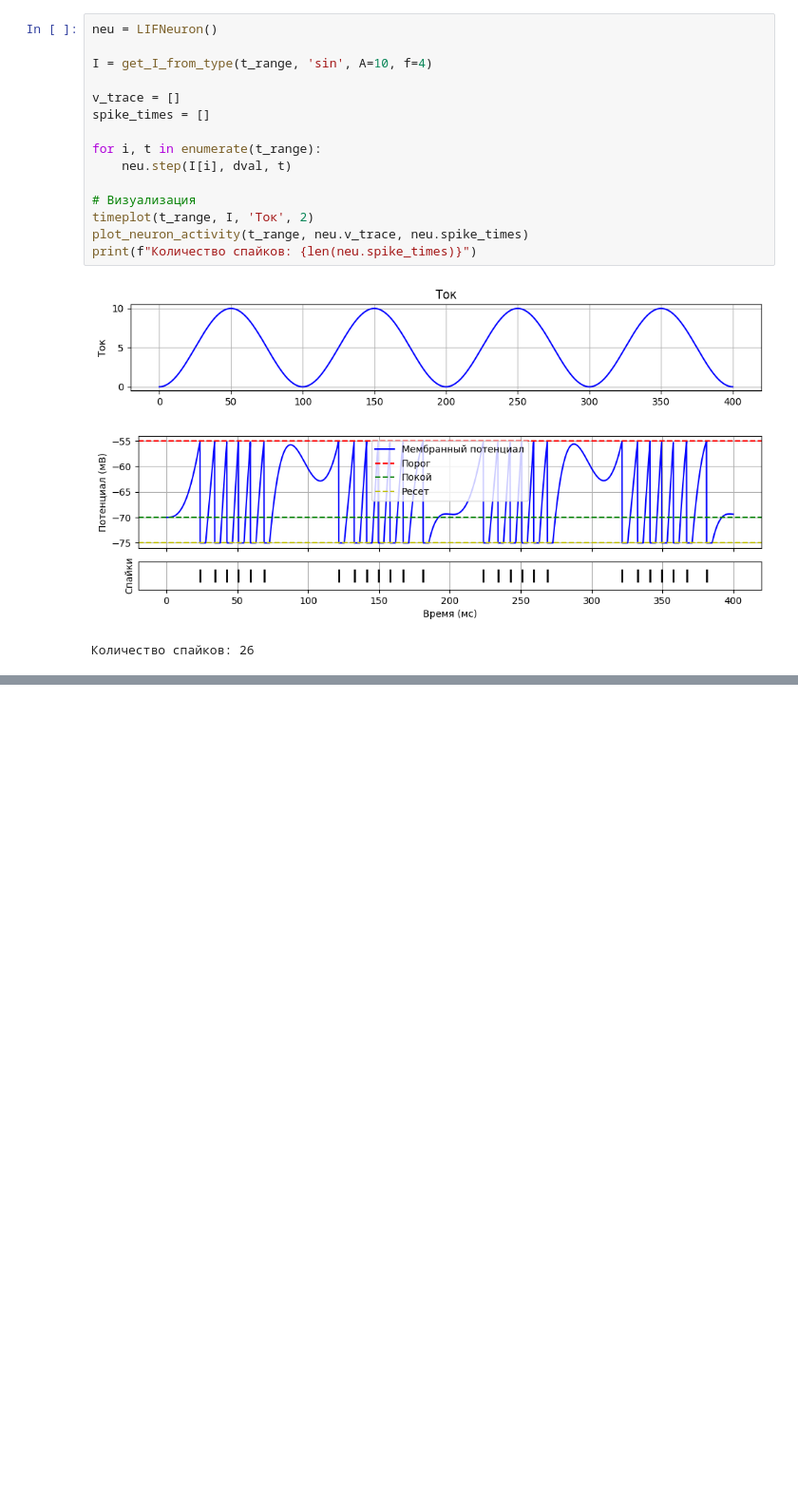
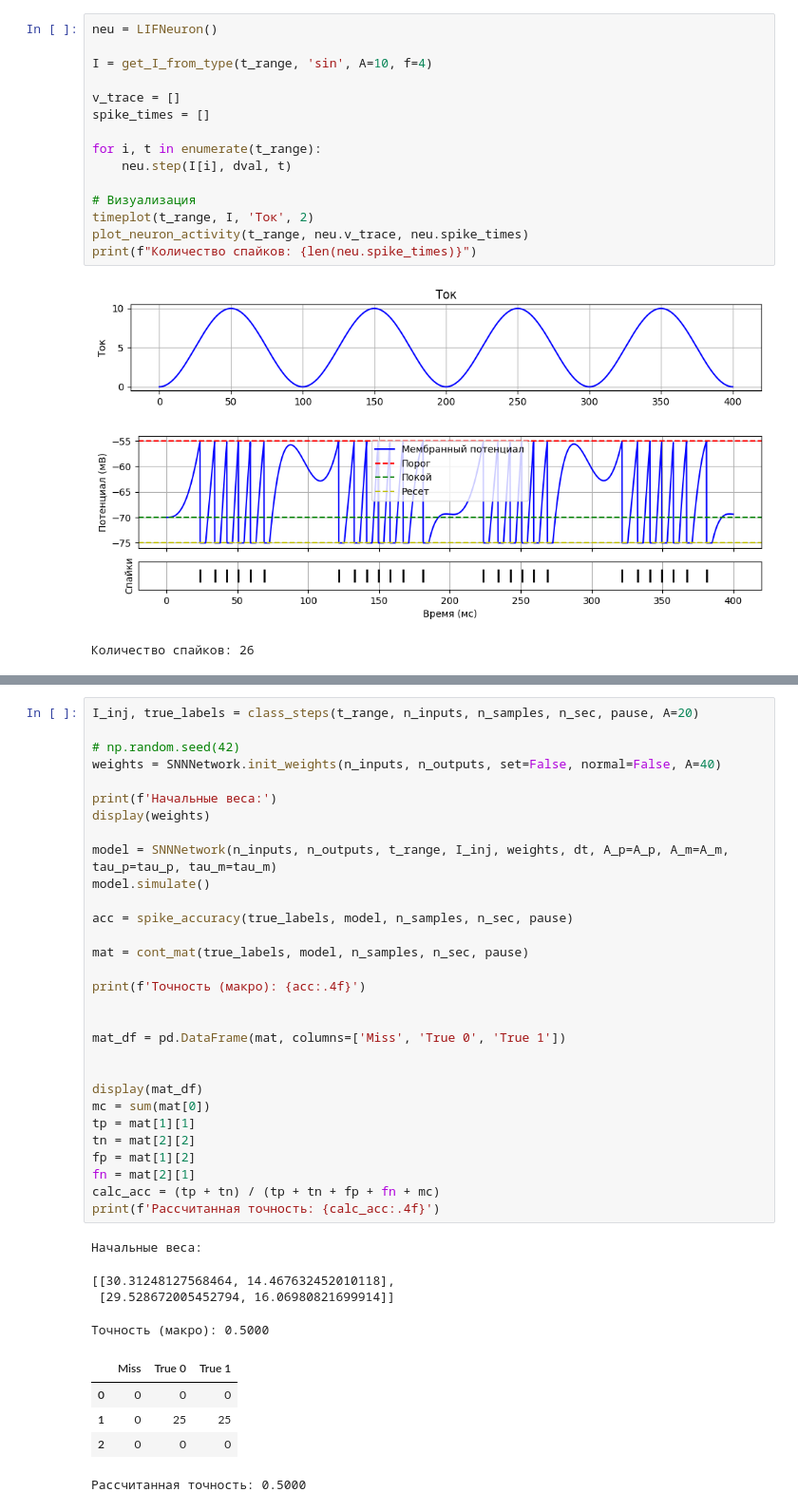
Before and after one commit to TheTangerineOwl/NN_Lab2, a Jupyter notebook: SNN.ipynb, the cells around one changed output, grey strips where cells are left out. Shown at 95% size. Drawn from its saved outputs; the diff is of its cells as text; blank space fills up the shorter version.

```diff
--- a/SNN.ipynb
+++ b/SNN.ipynb
@@ -450,0 +601,40 @@ print(f"Точность: {max(accuracy, rev_acc):.4f}")
+# %%
+I_inj, true_labels = class_steps(t_range, n_inputs, n_samples, n_sec, pause, A=20)
+
+# np.random.seed(42)
+weights = SNNNetwork.init_weights(n_inputs, n_outputs, set=False, normal=False, A=40)
+
+print(f'Начальные веса:')
+display(weights)
+
+model = SNNNetwork(n_inputs, n_outputs, t_range, I_inj, weights, dt, A_p=A_p, A_m=A_m, tau_p=tau_p, tau_m=tau_m)
+model.simulate()
+
+acc = spike_accuracy(true_labels, model, n_samples, n_sec, pause)
+
+mat = cont_mat(true_labels, model, n_samples, n_sec, pause)
+
+print(f'Точность (макро): {acc:.4f}')
+
+
+mat_df = pd.DataFrame(mat, columns=['Miss', 'True 0', 'True 1'])
+
+
+display(mat_df)
+mc = sum(mat[0])
+tp = mat[1][1]
+tn = mat[2][2]
+fp = mat[1][2]
+fn = mat[2][1]
+calc_acc = (tp + tn) / (tp + tn + fp + fn + mc)
+print(f'Рассчитанная точность: {calc_acc:.4f}')
+# %% [output]
+Начальные веса:
+[[30.31248127568464, 14.467632452010118],
+ [29.528672005452794, 16.06980821699914]]
+Точность (макро): 0.5000
+|  | Miss | True 0 | True 1 |
+| 0 | 0 | 0 | 0 |
+| 1 | 0 | 25 | 25 |
+| 2 | 0 | 0 | 0 |
+Рассчитанная точность: 0.5000
```
Also changed, not shown: parts of 12 cells of this notebook.
